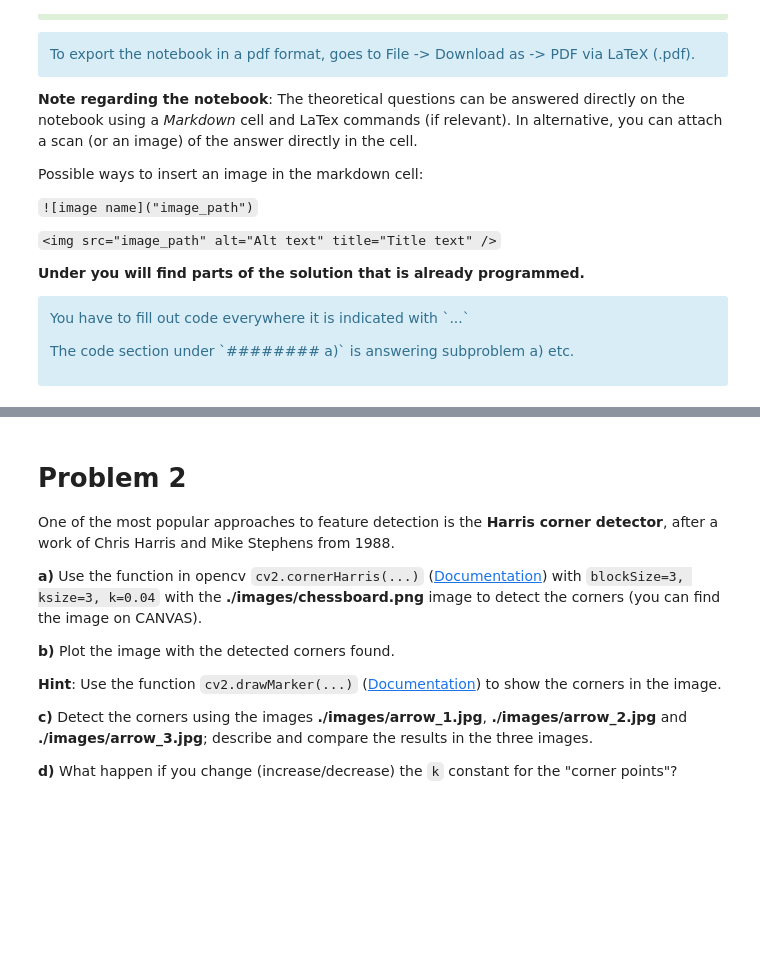
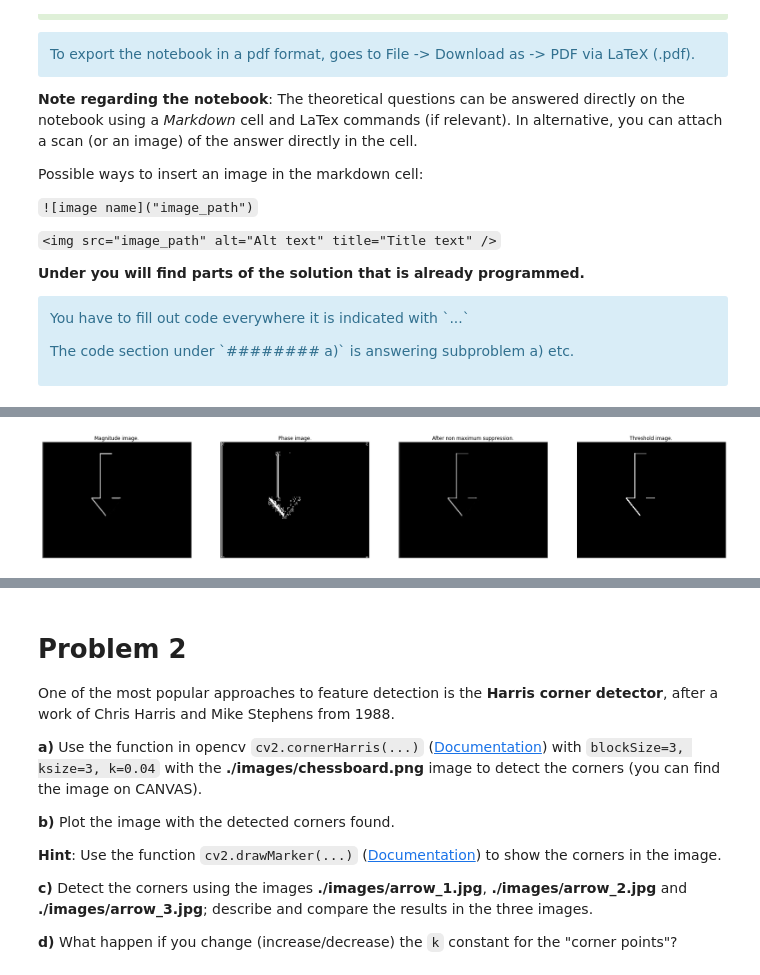
Before and after one commit to asahicantu/uis, a Jupyter notebook: ELE510-Image Processing and computer vision/Assignments/Assignment 6/LABexc6-ELE510-2021.ipynb, the cells around one changed output, grey strips where cells are left out. Saved outputs shown, nothing was run; the diff lists cells and outputs as text; code cells hidden in the pictures; blank space fills up the shorter version.

```diff
--- a/ELE510-Image Processing and computer vision/Assignments/Assignment 6/LABexc6-ELE510-2021.ipynb
+++ b/ELE510-Image Processing and computer vision/Assignments/Assignment 6/LABexc6-ELE510-2021.ipynb
@@ -89,18 +96 @@ def computeImageGradient(Im):
     return G_mag, G_phase
-# %%
-# NonMaxSuppression algorithm
-def nonMaxSuppression(G_mag, G_phase):
-    G_localmax = np.zeros((G_mag.shape))
-
-    # For each pixel, adjust the phase to ensure that -pi/8 <= theta < 7*pi/8
-    ...
-
-    return G_localmax
-# %%
-def edgeLinking(G_localmax, t_low, t_high):
-    I_edges = np.zeros((G_localmax.shape))
-
-    # Set the threshold image and perform edge linking (or hysteresis thresholding)
-    ...
-
-    return I_edges
@@ -107,3 +136,28 @@ def edgeLinking(G_localmax, t_low, t_high):
+# %%
+def edgeLinking(G_localmax, t_low, t_high):
+    I_edges = np.zeros((G_localmax.shape))
+    frontier = []
+    ON = 255
+    # Set the threshold image and perform edge linking (or hysteresis thresholding)
+    for x in range(G_localmax.shape[0]):
+        for y in range(G_localmax.shape[1]):
+            v = G_localmax[x, y]
+            if v > t_high:
+                frontier.insert(0,(x,y))
+                I_edges[x,y] = ON
+    while len(frontier) > 0:
+        p = frontier.pop()
+        for x in range(p[0]-1, p[0] + 1):
+            if x < 0 or x >= I_edges.shape[0]:
+                continue
+            for y in range(p[1] - 1, p[1] + 1):
+                if y < 0 or y >= I_edges.shape[1]:
+                    continue
+                if G_localmax[x, y] > t_low:
+                    if I_edges[x,y]== 0:
+                        frontier.insert(0,(x,y))
+                        I_edges[x,y]= ON
+    return I_edges
 # %%
 """
 Function that performs the Canny algorithm.
@@ -141,13 +208,15 @@ def my_cannyAlgorithm(Im, t_low, t_high):
 # %%
 import cv2
 import numpy as np
 import matplotlib.pyplot as plt
 
-Im = cv2.imread(..., cv2.IMREAD_GRAYSCALE)
+Im = cv2.imread('images/arrow_1.jpg', cv2.IMREAD_GRAYSCALE)
 
 t_low = 100
 t_high = 250
 I_edges = my_cannyAlgorithm(Im, t_low, t_high)
+# %% [output]
+[figure, added]
 # %%
 # LOCKED cell: useful to check and visualize the results.
 
```
Also changed, not shown: parts of 11 cells of this notebook, 1 other file.
